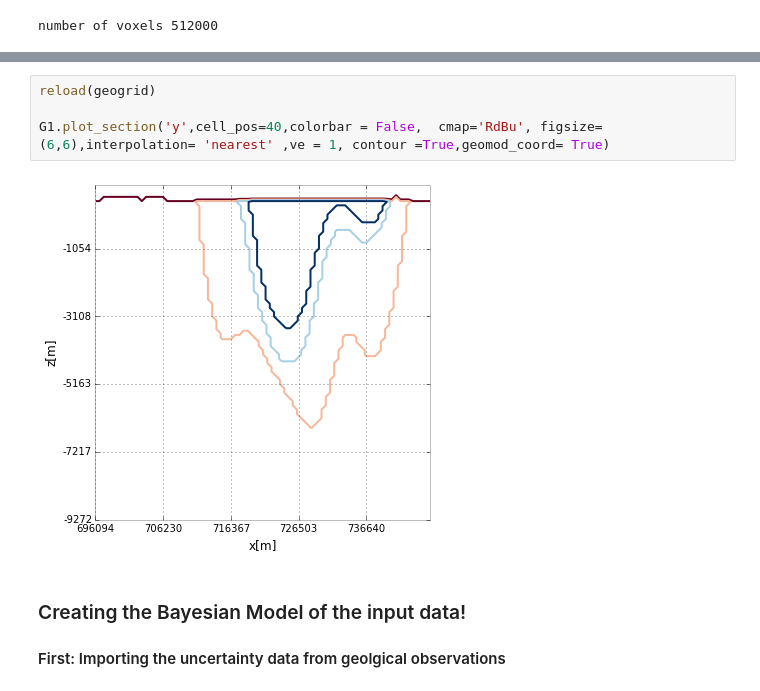
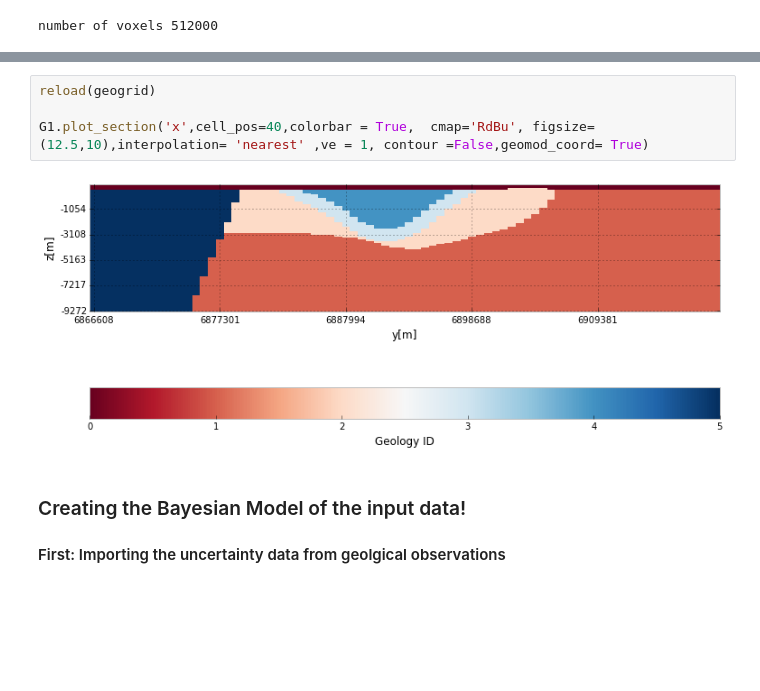
Before and after one commit to Leguark/Thesis, a Jupyter notebook: PyMC Sandstone.ipynb, the cells around one changed output, grey strips where cells are left out. Cells and saved outputs as stored; diff of their text form; blank space fills up the shorter version.

```diff
--- a/PyMC Sandstone.ipynb
+++ b/PyMC Sandstone.ipynb
@@ -77,9 +95,9 @@ number of voxels 512000
 # %%
 reload(geogrid)
 
-G1.plot_section('y',cell_pos=40,colorbar = False,  cmap='RdBu', figsize=(6,6),interpolation= 'nearest' ,ve = 1, contour =True,geomod_coord= True)
+G1.plot_section('x',cell_pos=40,colorbar = True,  cmap='RdBu', figsize=(12.5,10),interpolation= 'nearest' ,ve = 1, contour =False,geomod_coord= True)
 # %% [output]
-[figure, old version]
+[figure, new version]
 # %% [markdown]
 ### Creating the Bayesian Model of the input data!
 #### First: Importing the uncertainty data from geolgical observations
```
Also changed, not shown: parts of 9 cells of this notebook, 3 other files.
